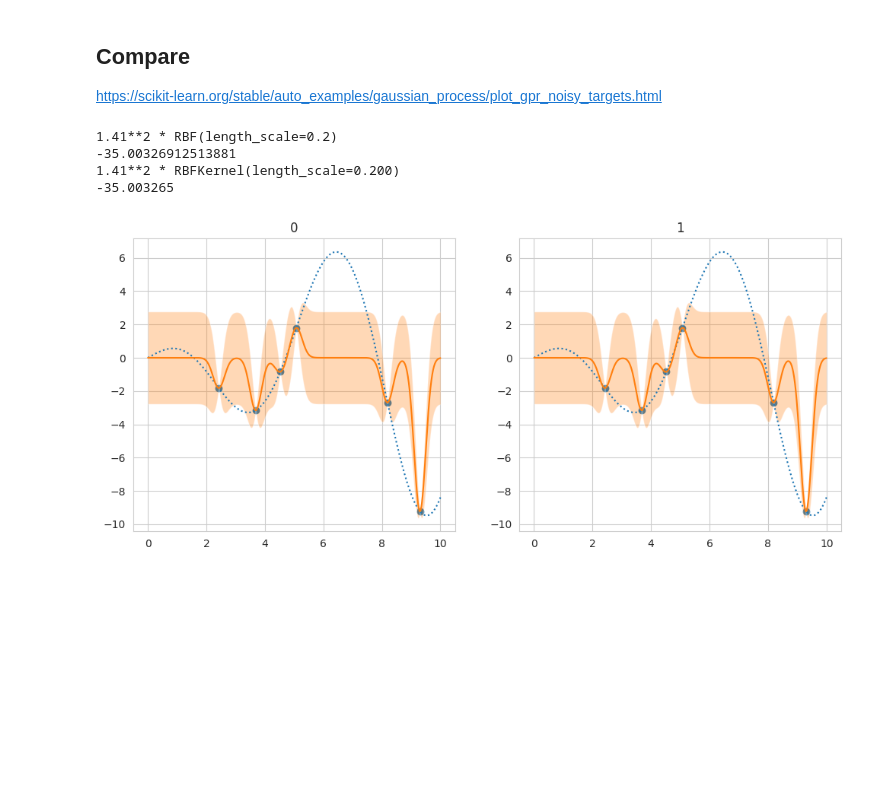
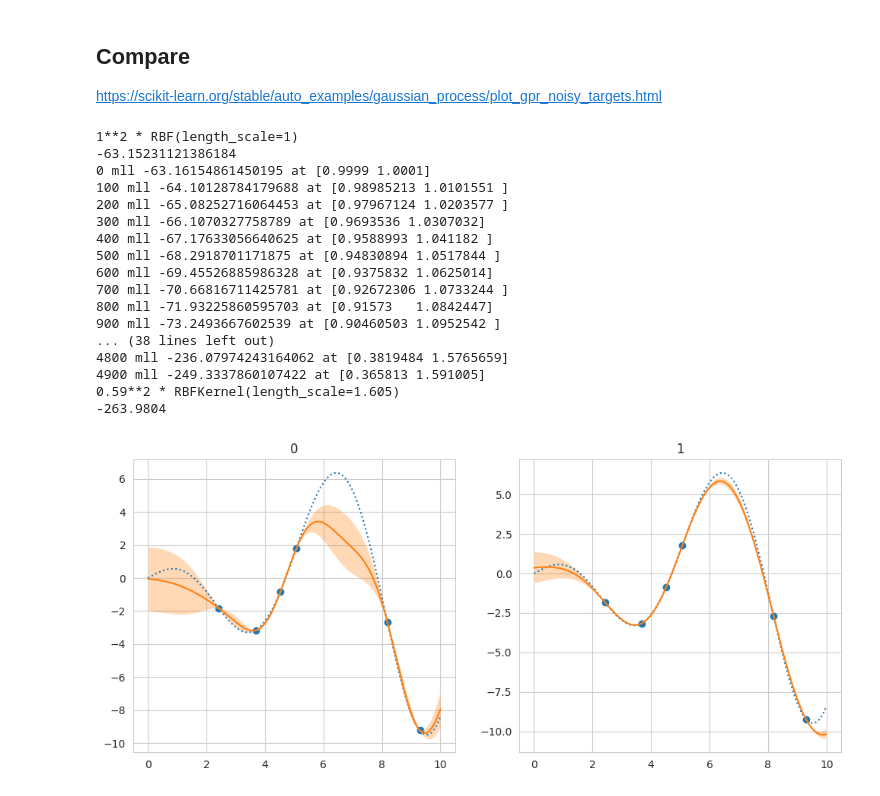
Before and after one commit to ItsNiklas/sparse-gaussian-processes, a Jupyter notebook: GP.ipynb, the cells around one changed output. Saved outputs shown, nothing was run; the diff lists cells and outputs as text; code cells hidden in the pictures; blank space fills up the shorter version.

```diff
--- a/GP.ipynb
+++ b/GP.ipynb
@@ -186,40 +179,54 @@ training_indices = rng.choice(np.arange(y.size), size=6, replace=False)
 X_train, y_train = X[training_indices], y[training_indices]
 
 # RBF parameters
-l = 0.2
-s = 2
+l = 1
+s = 1
 # %%
 fig, axs = plt.subplots(1, 2, figsize=(12, 5))
 
 for i, ax in enumerate(axs.flatten()):
     if i == 0:
         kernel = s * RBF(l)
         gaussian_process = GaussianProcessRegressor(kernel=kernel, optimizer=None, alpha=1e-10)
         #gaussian_process = GaussianProcessRegressor(kernel=kernel)
         gaussian_process.fit(X_train, y_train)
         print(gaussian_process.kernel_)
         print(gaussian_process.log_marginal_likelihood_value_)
     else:
         kernel = RBFKernel(s, l)
         gaussian_process = GPR(X_train, y_train, covariance_function=kernel)
+        gaussian_process.fit()
         print(gaussian_process.covariance_function)
-        print(gaussian_process.log_likelihood())
+        print(gaussian_process.get_log_likelihood())
 
     mean_prediction, std_prediction = gaussian_process.predict(X, return_std=True)
     ax.plot(X, y, label=r"$f(x) = x \sin(x)$", linestyle="dotted")
     ax.scatter(X_train, y_train, label="Observations")
     ax.plot(X, mean_prediction, label="Mean prediction")
     ax.fill_between(
         X.ravel(),
         mean_prediction - 1.96 * std_prediction,
         mean_prediction + 1.96 * std_prediction,
         alpha=0.3,
     )
     ax.set_title(i)
 plt.show()
 # %% [output]
-1.41**2 * RBF(length_scale=0.2)
--35.00326912513881
-1.41**2 * RBFKernel(length_scale=0.200)
--35.003265
+1**2 * RBF(length_scale=1)
+-63.15231121386184
+0 mll -63.16154861450195 at [0.9999 1.0001]
+100 mll -64.10128784179688 at [0.98985213 1.0101551 ]
+200 mll -65.08252716064453 at [0.97967124 1.0203577 ]
+300 mll -66.1070327758789 at [0.9693536 1.0307032]
+400 mll -67.17633056640625 at [0.9588993 1.041182 ]
+500 mll -68.2918701171875 at [0.94830894 1.0517844 ]
+600 mll -69.45526885986328 at [0.9375832 1.0625014]
+700 mll -70.66816711425781 at [0.92672306 1.0733244 ]
+800 mll -71.93225860595703 at [0.91573   1.0842447]
+900 mll -73.2493667602539 at [0.90460503 1.0952542 ]
+... (38 lines left out)
+4800 mll -236.07974243164062 at [0.3819484 1.5765659]
+4900 mll -249.3337860107422 at [0.365813 1.591005]
+0.59**2 * RBFKernel(length_scale=1.605)
+-263.9804
-[figure, old version]
+[figure, new version]
```
Also changed, not shown: parts of 4 cells of this notebook.
